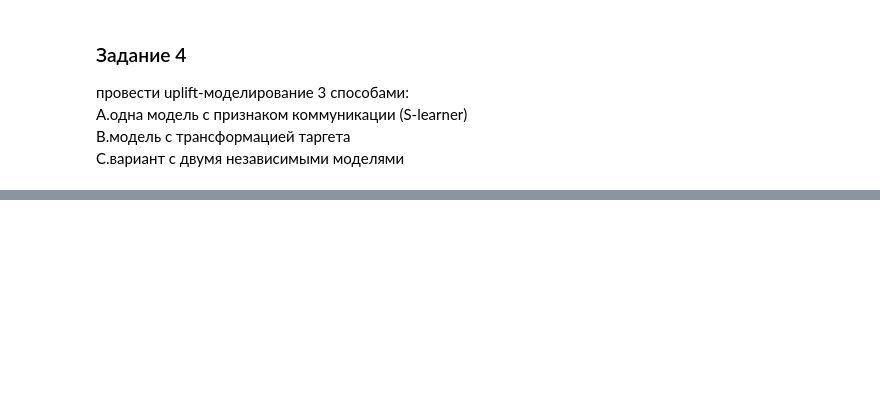
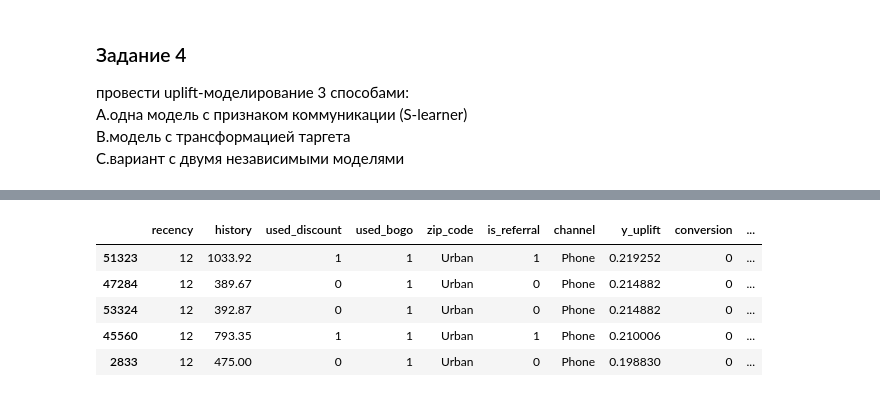
Before and after one commit to Segrey372017/gb_ML_in_business, a Jupyter notebook: ssmirnov_ml_business_HW4.ipynb, the cells around one changed output, grey strips where cells are left out. Saved outputs shown, nothing was run; the diff lists cells and outputs as text; code cells hidden in the pictures; blank space fills up the shorter version.

```diff
--- a/ssmirnov_ml_business_HW4.ipynb
+++ b/ssmirnov_ml_business_HW4.ipynb
@@ -304,0 +373,10 @@ y_test.values
+# %%
+df_test['deciles'] = pd.qcut(df_test['y_uplift'], q=10, labels=False)
+df_test.head()
+# %% [output]
+|  | recency | history | used_discount | used_bogo | zip_code | is_referral | channel | y_uplift | conversion | ... |
+| 51323 | 12 | 1033.92 | 1 | 1 | Urban | 1 | Phone | 0.219252 | 0 | ... |
+| 47284 | 12 | 389.67 | 0 | 1 | Urban | 0 | Phone | 0.214882 | 0 | ... |
+| 53324 | 12 | 392.87 | 0 | 1 | Urban | 0 | Phone | 0.214882 | 0 | ... |
+| 45560 | 12 | 793.35 | 1 | 1 | Urban | 1 | Phone | 0.210006 | 0 | ... |
+| 2833 | 12 | 475.00 | 0 | 1 | Urban | 0 | Phone | 0.198830 | 0 | ... |
```
Also changed, not shown: parts of 58 cells of this notebook.
